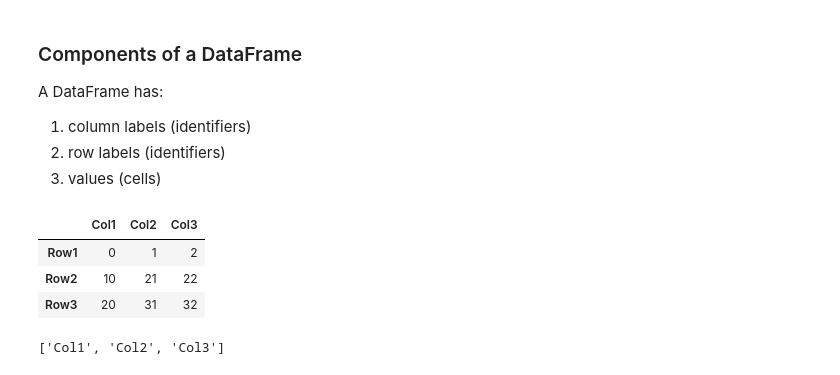
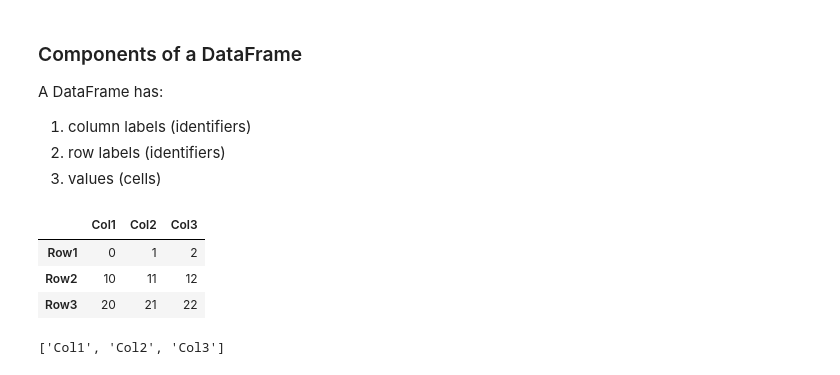
Before and after one commit to sdiehl28/Scikit-Learn-Workflow, a Jupyter notebook: python/Pandas01.ipynb, the cells around one changed output. Saved outputs shown, nothing was run; the diff lists cells and outputs as text; code cells hidden in the pictures.

```diff
--- a/python/Pandas01.ipynb
+++ b/python/Pandas01.ipynb
@@ -23,17 +23,17 @@ A DataFrame has:
 # %%
 columns = ['Col1', 'Col2', 'Col3']
 index = ['Row1', 'Row2', 'Row3']
 data = [[ 0, 1, 2],
-       [ 10, 21, 22],
-       [ 20, 31, 32]]
+       [ 10, 11, 12],
+       [ 20, 21, 22]]
 
 df = pd.DataFrame(data=data, columns=columns, index=index)
 df
 # %% [output]
 |  | Col1 | Col2 | Col3 |
 | Row1 | 0 | 1 | 2 |
-| Row2 | 10 | 21 | 22 |
-| Row3 | 20 | 31 | 32 |
+| Row2 | 10 | 11 | 12 |
+| Row3 | 20 | 21 | 22 |
 # %%
 # column IDs as list
 df.columns.tolist()
```
Also changed, not shown: parts of 152 cells of this notebook.
